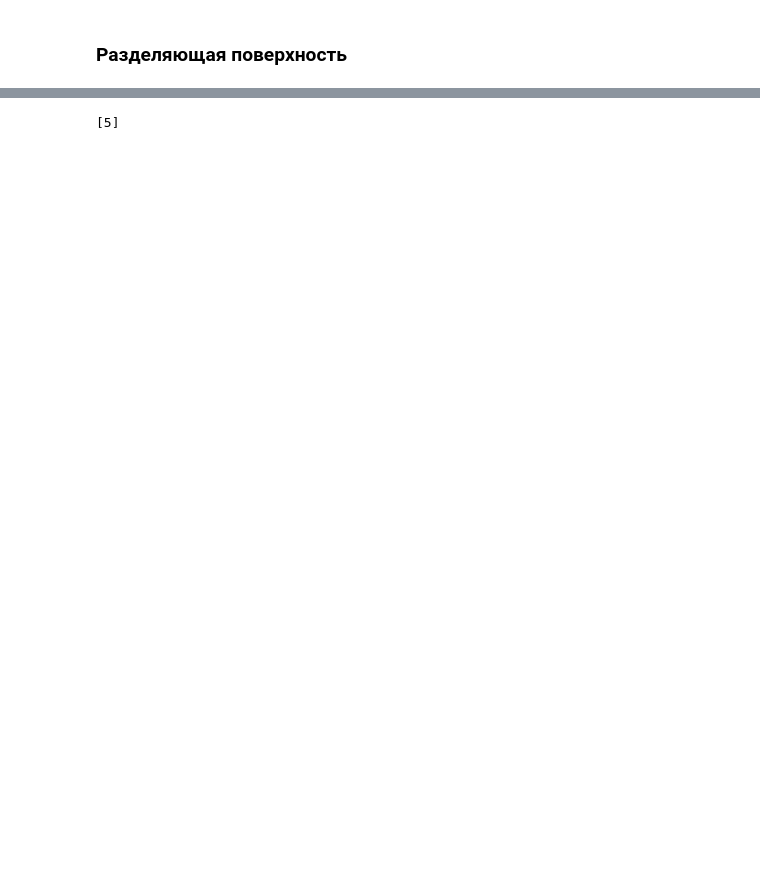
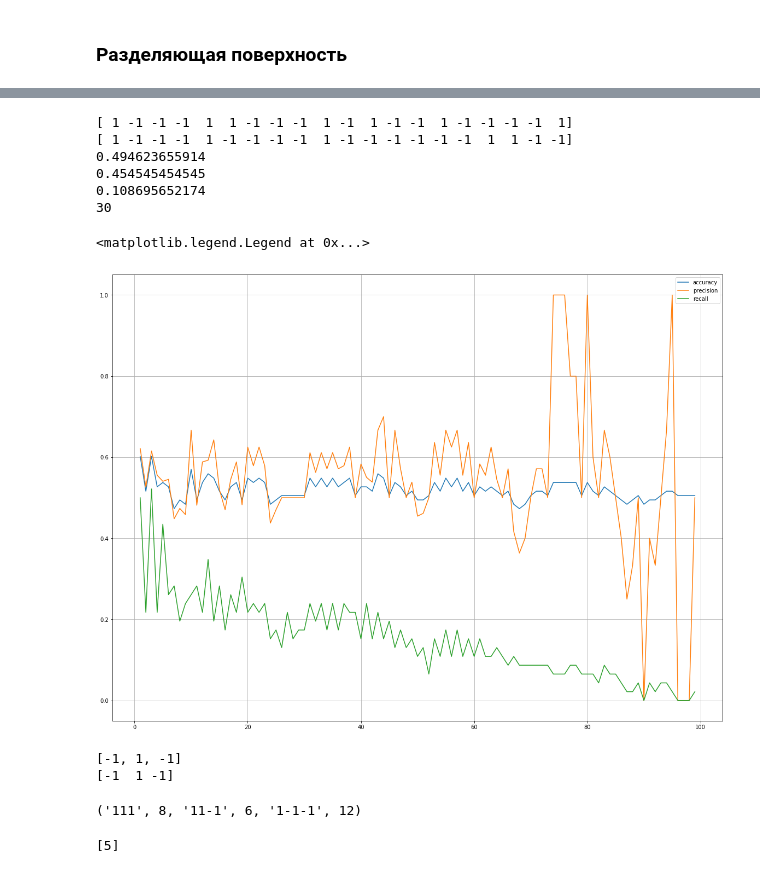
Before and after one commit to dzisandy/Trading, a Jupyter notebook: pattern_search.ipynb, the cells around one changed output, grey strips where cells are left out. Drawn from its saved outputs; the diff is of its cells as text; code cells hidden in the pictures; blank space fills up the shorter version.

```diff
--- a/pattern_search.ipynb
+++ b/pattern_search.ipynb
@@ -201,3 +208,59 @@ print tree_class.predict(test_data)[0:20]
+# %%
+classifier = KNeighborsClassifier(n_neighbors=50)
+# %%
+classifier.fit(train_data, train_labels)
+Q = classifier.predict(test_data)
+print test_labels[0:20]
+print Q[0:20]
+#print classifier.predict_proba(test_data)
+print metrics.accuracy_score(test_labels,Q)
+print metrics.precision_score(test_labels,Q)
+print metrics.recall_score(test_labels,Q)
+# %% [output]
+[ 1 -1 -1 -1  1  1 -1 -1 -1  1 -1  1 -1 -1  1 -1 -1 -1 -1  1]
+[ 1 -1 -1 -1  1 -1 -1 -1 -1  1 -1 -1 -1 -1 -1 -1  1  1 -1 -1]
+0.494623655914
+0.454545454545
+0.108695652174
+30
+# %%
+accuracy = []
+precision = []
+recall = []
+for i in range(1,100):
+    #print i,
+    classifier_test = KNeighborsClassifier(n_neighbors=i)
+    classifier_test.fit(train_data, train_labels)
+    l = classifier_test.predict(test_data)
+    accuracy.append(metrics.accuracy_score(test_labels,l))
+    precision.append(metrics.precision_score(test_labels,l))
+    recall.append(metrics.recall_score(test_labels,l))
+# %%
+neighbors = np.arange(1,100,1)
+# %%
+plt.figure(figsize=(20,15))
+plt.plot(neighbors, accuracy, label ='accuracy')
+plt.plot(neighbors, precision, label='precision')
+plt.plot(neighbors, recall, label ='recall')
+plt.grid()
+plt.legend()
+# %% [output]
+<matplotlib.legend.Legend at 0x...>
+[figure, added]
+# %%
+label = []
+n = 3
+for i in range(len(test_labels)/n):
+    label.append([test_labels[0+n*i], test_labels[1+n*i], test_labels[2+n*i]])
+print label[0]
+print test_labels[0:3]
+# %% [output]
+[-1, 1, -1]
+[-1  1 -1]
+# %%
+print ('111',label.count([1,1,1]) , '11-1', label.count([1,1,-1]), '1-1-1', label.count([1,-1,-1]), '-1,-1,-1', label.count())
+# %% [output]
+('111', 8, '11-1', 6, '1-1-1', 12)
 # %%
 len_of_past = 100
 
```
Also changed, not shown: parts of 26 cells of this notebook, 1 other file.
